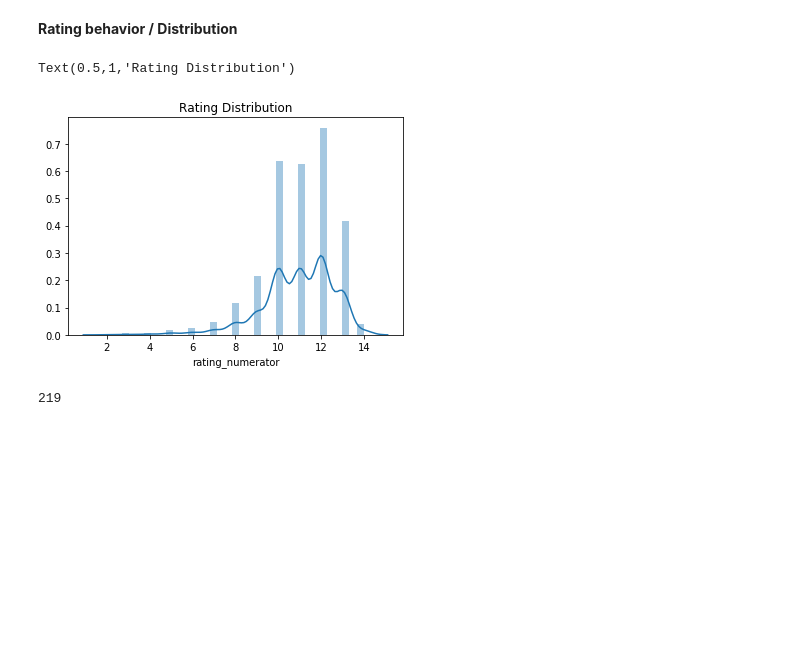
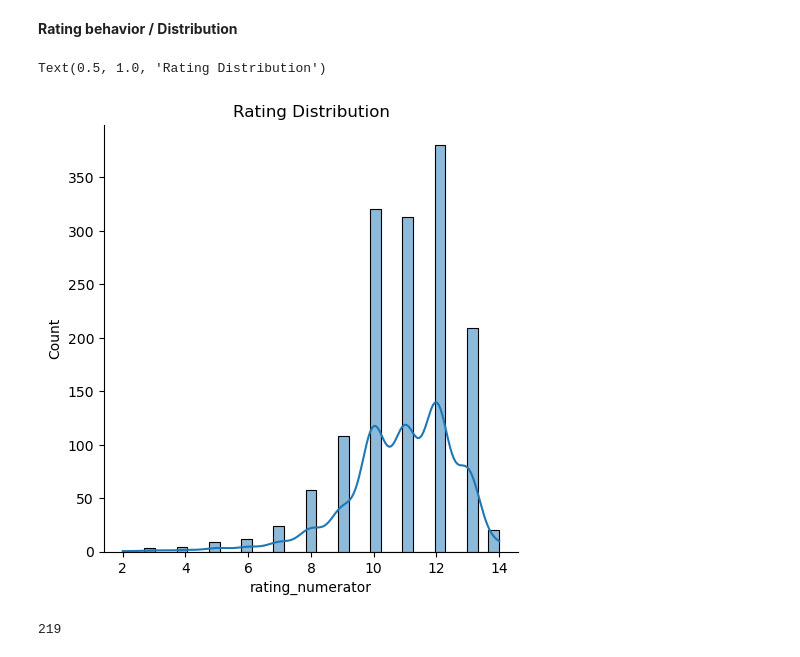
Before and after one commit to AntonioPerez-dev/DataAnalyst, a Jupyter notebook: Data Wrangling/wrangle_act.ipynb, the cells around one changed output. Saved outputs shown, nothing was run; the diff lists cells and outputs as text; code cells hidden in the pictures; blank space fills up the shorter version.

```diff
--- a/Data Wrangling/wrangle_act.ipynb
+++ b/Data Wrangling/wrangle_act.ipynb
@@ -844,11 +844,11 @@ Text(0.5,1,'Average favorite count')
 # %% [markdown]
 <b>Rating behavior / Distribution</b>
 # %%
-sns.distplot(twitter_archive_filtered['rating_numerator'])
+sns.displot(twitter_archive_filtered['rating_numerator'], kde=True)
 plt.title('Rating Distribution')
 # %% [output]
-Text(0.5,1,'Rating Distribution')
+Text(0.5, 1.0, 'Rating Distribution')
-[figure, old version]
+[figure, new version]
 # %%
 len(twitter_archive_filtered[twitter_archive_filtered.rating_numerator < 10])
 # %% [output]
```
Also changed, not shown: parts of 8 cells of this notebook, 1 other file.
